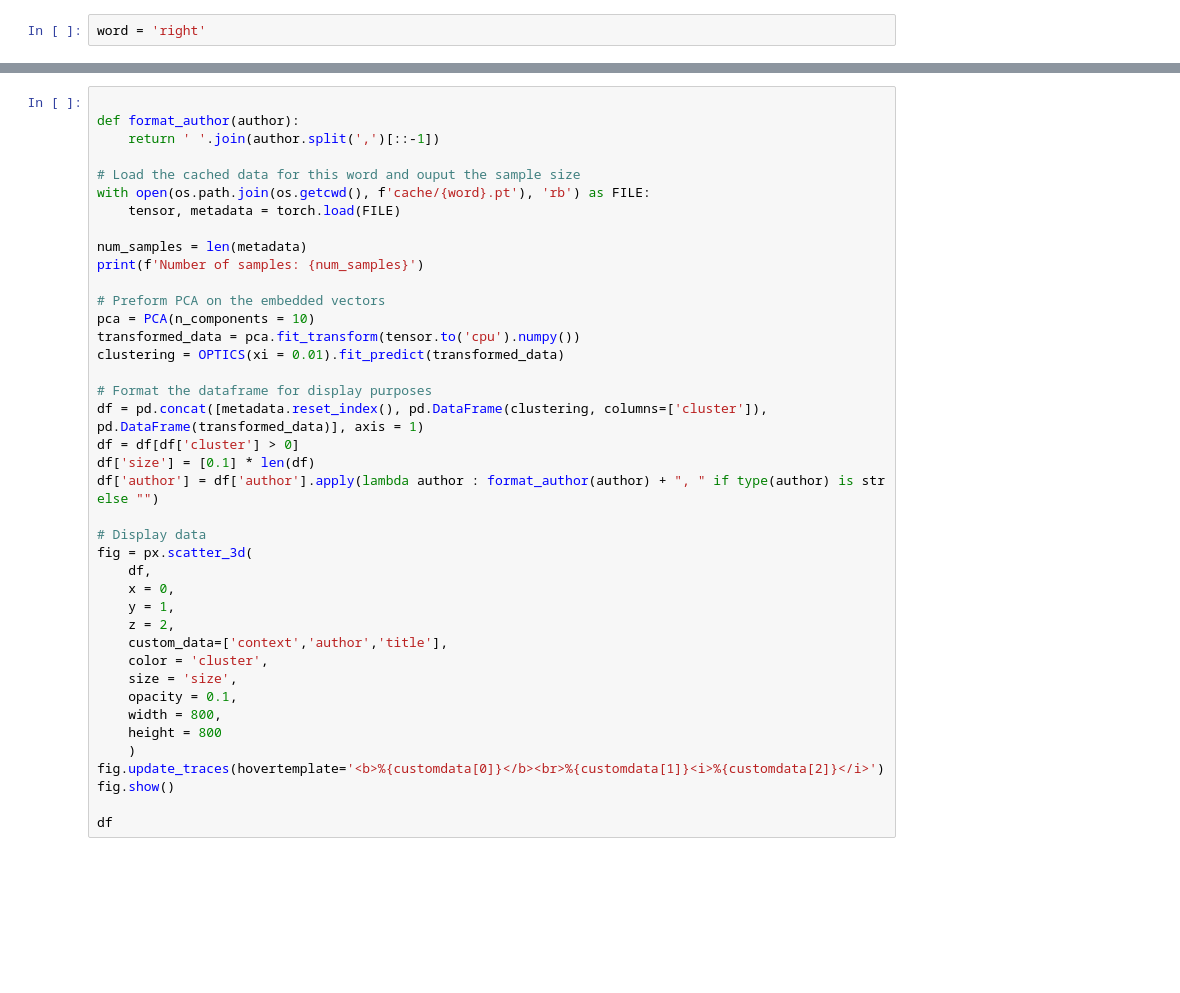
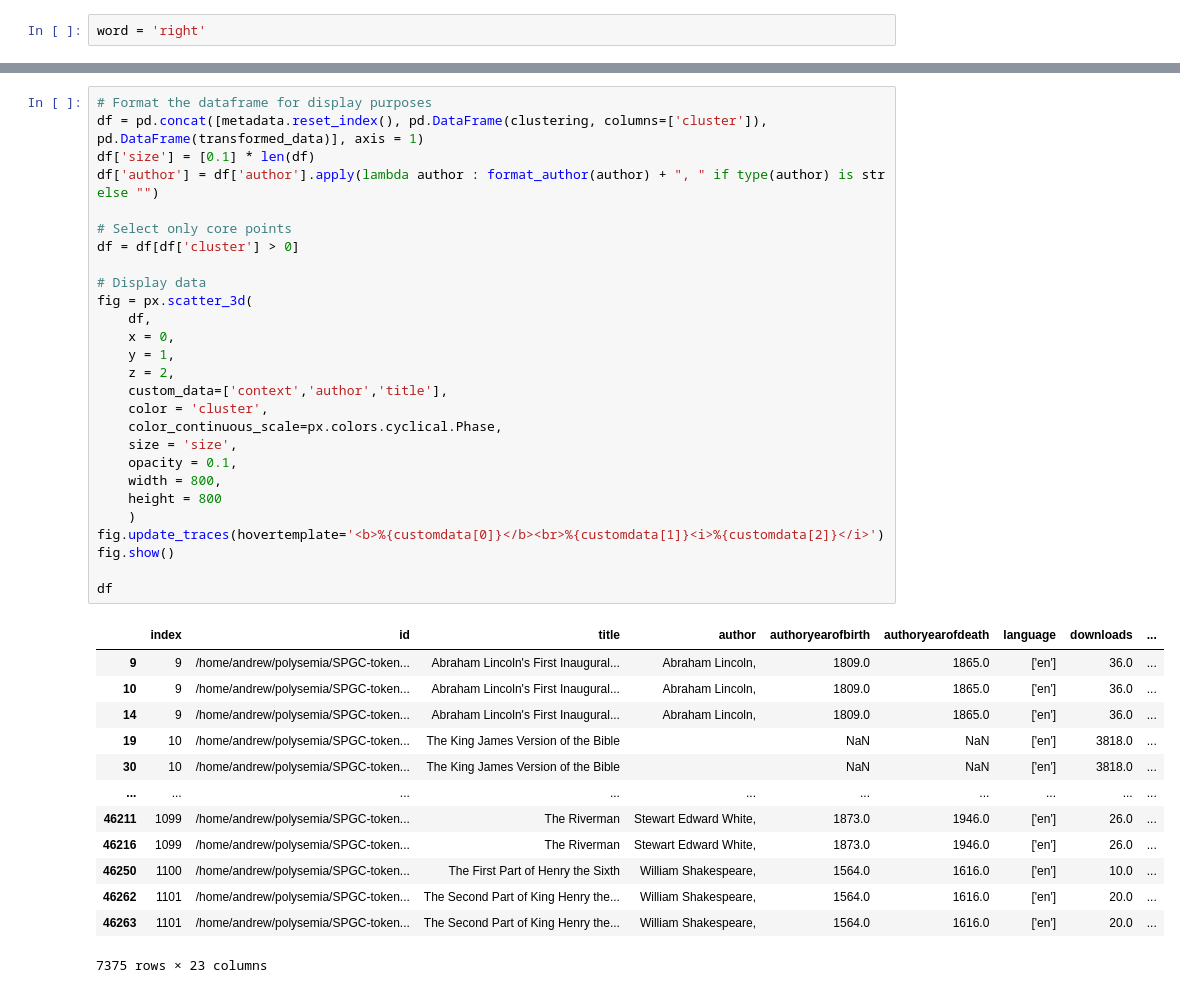
Before and after one commit to a-g-moore/polysemia, a Jupyter notebook: visualize.ipynb, the cells around one changed output, grey strips where cells are left out. Drawn from its saved outputs; the diff is of its cells as text; blank space fills up the shorter version.

```diff
--- a/visualize.ipynb
+++ b/visualize.ipynb
@@ -26,40 +46,41 @@ Running the following code block will create an interactive 3D PCA plot of the d
 # %%
-
-def format_author(author):
-    return ' '.join(author.split(',')[::-1])
-
-# Load the cached data for this word and ouput the sample size
-with open(os.path.join(os.getcwd(), f'cache/{word}.pt'), 'rb') as FILE:
-    tensor, metadata = torch.load(FILE)
-
-num_samples = len(metadata)
-print(f'Number of samples: {num_samples}')
-
-# Preform PCA on the embedded vectors
-pca = PCA(n_components = 10)
-transformed_data = pca.fit_transform(tensor.to('cpu').numpy())
-clustering = OPTICS(xi = 0.01).fit_predict(transformed_data)
-
 # Format the dataframe for display purposes
 df = pd.concat([metadata.reset_index(), pd.DataFrame(clustering, columns=['cluster']), pd.DataFrame(transformed_data)], axis = 1)
-df = df[df['cluster'] > 0]
 df['size'] = [0.1] * len(df)
 df['author'] = df['author'].apply(lambda author : format_author(author) + ", " if type(author) is str else "")
+
+# Select only core points
+df = df[df['cluster'] > 0]
 
 # Display data
 fig = px.scatter_3d(
     df,
     x = 0,
     y = 1,
     z = 2,
     custom_data=['context','author','title'],
     color = 'cluster',
+    color_continuous_scale=px.colors.cyclical.Phase,
     size = 'size',
     opacity = 0.1,
     width = 800,
     height = 800
     )
 fig.update_traces(hovertemplate='<b>%{customdata[0]}</b><br>%{customdata[1]}<i>%{customdata[2]}</i>')
 fig.show()
 
 df
+# %% [output]
+|  | index | id | title | author | authoryearofbirth | authoryearofdeath | language | downloads | ... |
+| 9 | 9 | /home/andrew/polysemia/SPGC-token... | Abraham Lincoln's First Inaugural... | Abraham Lincoln, | 1809.0 | 1865.0 | ['en'] | 36.0 | ... |
+| 10 | 9 | /home/andrew/polysemia/SPGC-token... | Abraham Lincoln's First Inaugural... | Abraham Lincoln, | 1809.0 | 1865.0 | ['en'] | 36.0 | ... |
+| 14 | 9 | /home/andrew/polysemia/SPGC-token... | Abraham Lincoln's First Inaugural... | Abraham Lincoln, | 1809.0 | 1865.0 | ['en'] | 36.0 | ... |
+| 19 | 10 | /home/andrew/polysemia/SPGC-token... | The King James Version of the Bible |  | NaN | NaN | ['en'] | 3818.0 | ... |
+| 30 | 10 | /home/andrew/polysemia/SPGC-token... | The King James Version of the Bible |  | NaN | NaN | ['en'] | 3818.0 | ... |
+| ... | ... | ... | ... | ... | ... | ... | ... | ... | ... |
+| 46211 | 1099 | /home/andrew/polysemia/SPGC-token... | The Riverman | Stewart Edward White, | 1873.0 | 1946.0 | ['en'] | 26.0 | ... |
+| 46216 | 1099 | /home/andrew/polysemia/SPGC-token... | The Riverman | Stewart Edward White, | 1873.0 | 1946.0 | ['en'] | 26.0 | ... |
+| 46250 | 1100 | /home/andrew/polysemia/SPGC-token... | The First Part of Henry the Sixth | William Shakespeare, | 1564.0 | 1616.0 | ['en'] | 10.0 | ... |
+| 46262 | 1101 | /home/andrew/polysemia/SPGC-token... | The Second Part of King Henry the... | William Shakespeare, | 1564.0 | 1616.0 | ['en'] | 20.0 | ... |
+| 46263 | 1101 | /home/andrew/polysemia/SPGC-token... | The Second Part of King Henry the... | William Shakespeare, | 1564.0 | 1616.0 | ['en'] | 20.0 | ... |
+7375 rows × 23 columns
```
Also changed, not shown: parts of 4 cells of this notebook.
